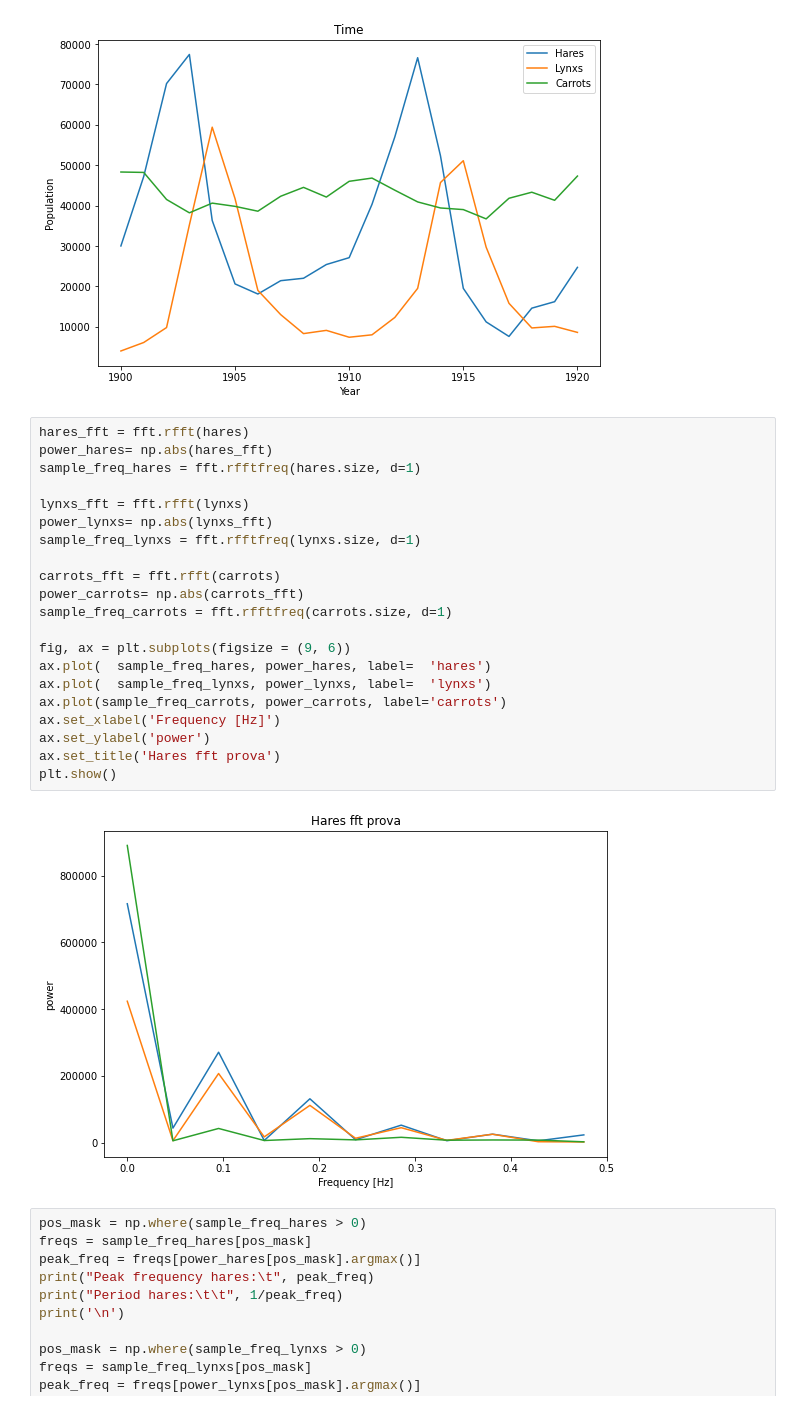
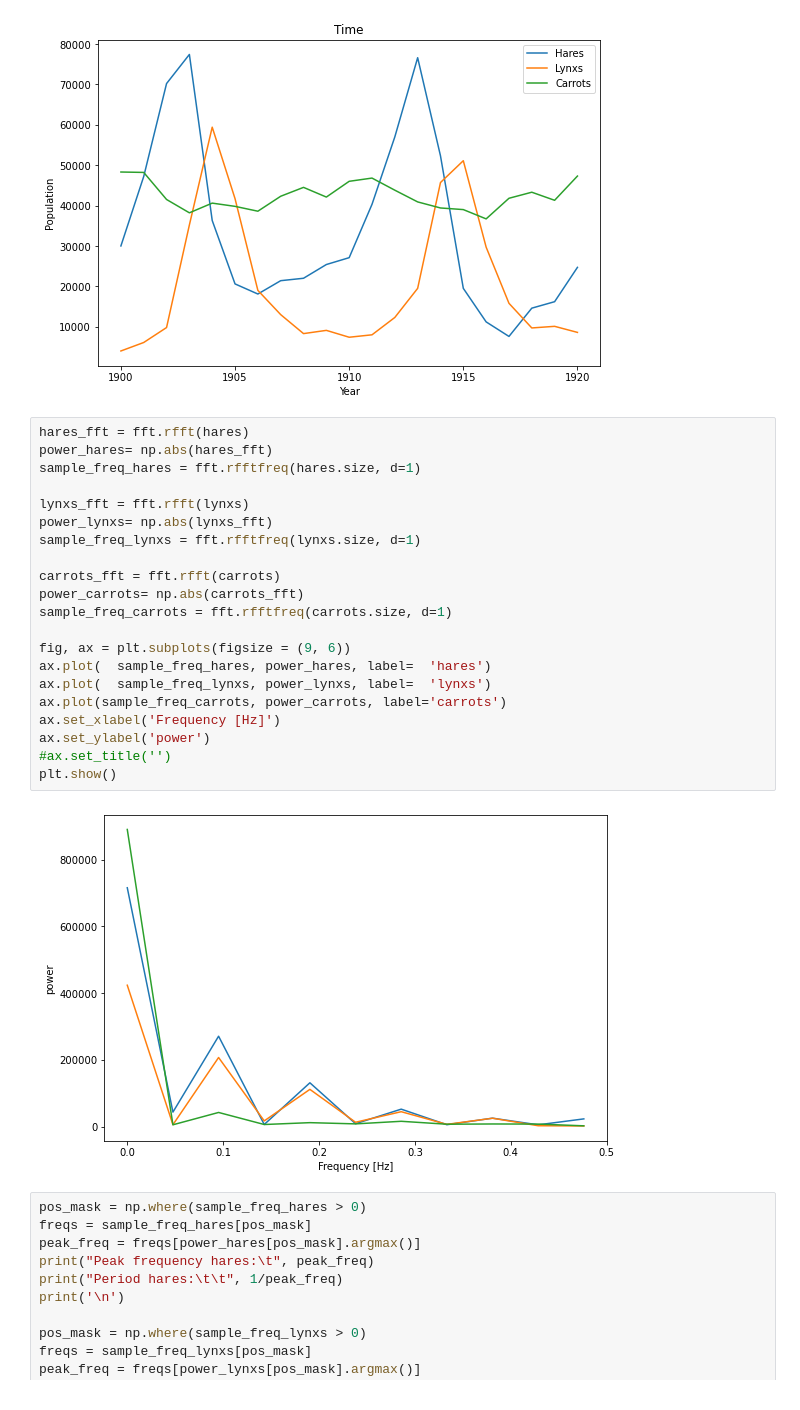
Before and after one commit to aidinattar/LaboratoryOfComputationalPhysics_Y4, a Jupyter notebook: 09ex_algorithms.ipynb, the cells around one changed output. Cells and saved outputs as stored; diff of their text form.

```diff
--- a/09ex_algorithms.ipynb
+++ b/09ex_algorithms.ipynb
@@ -120,26 +133,26 @@ plt.show()
 # %%
 hares_fft = fft.rfft(hares)
 power_hares= np.abs(hares_fft)
 sample_freq_hares = fft.rfftfreq(hares.size, d=1)
 
 lynxs_fft = fft.rfft(lynxs)
 power_lynxs= np.abs(lynxs_fft)
 sample_freq_lynxs = fft.rfftfreq(lynxs.size, d=1)
 
 carrots_fft = fft.rfft(carrots)
 power_carrots= np.abs(carrots_fft)
 sample_freq_carrots = fft.rfftfreq(carrots.size, d=1)
 
 fig, ax = plt.subplots(figsize = (9, 6))
 ax.plot(  sample_freq_hares, power_hares, label=  'hares')
 ax.plot(  sample_freq_lynxs, power_lynxs, label=  'lynxs')
 ax.plot(sample_freq_carrots, power_carrots, label='carrots')
 ax.set_xlabel('Frequency [Hz]')
 ax.set_ylabel('power')
-ax.set_title('Hares fft prova')
+#ax.set_title('')
 plt.show()
 # %% [output]
-[figure, old version]
+[figure, new version]
 # %%
 pos_mask = np.where(sample_freq_hares > 0)
 freqs = sample_freq_hares[pos_mask]
```
Also changed, not shown: parts of 5 cells of this notebook, 1 other file.
